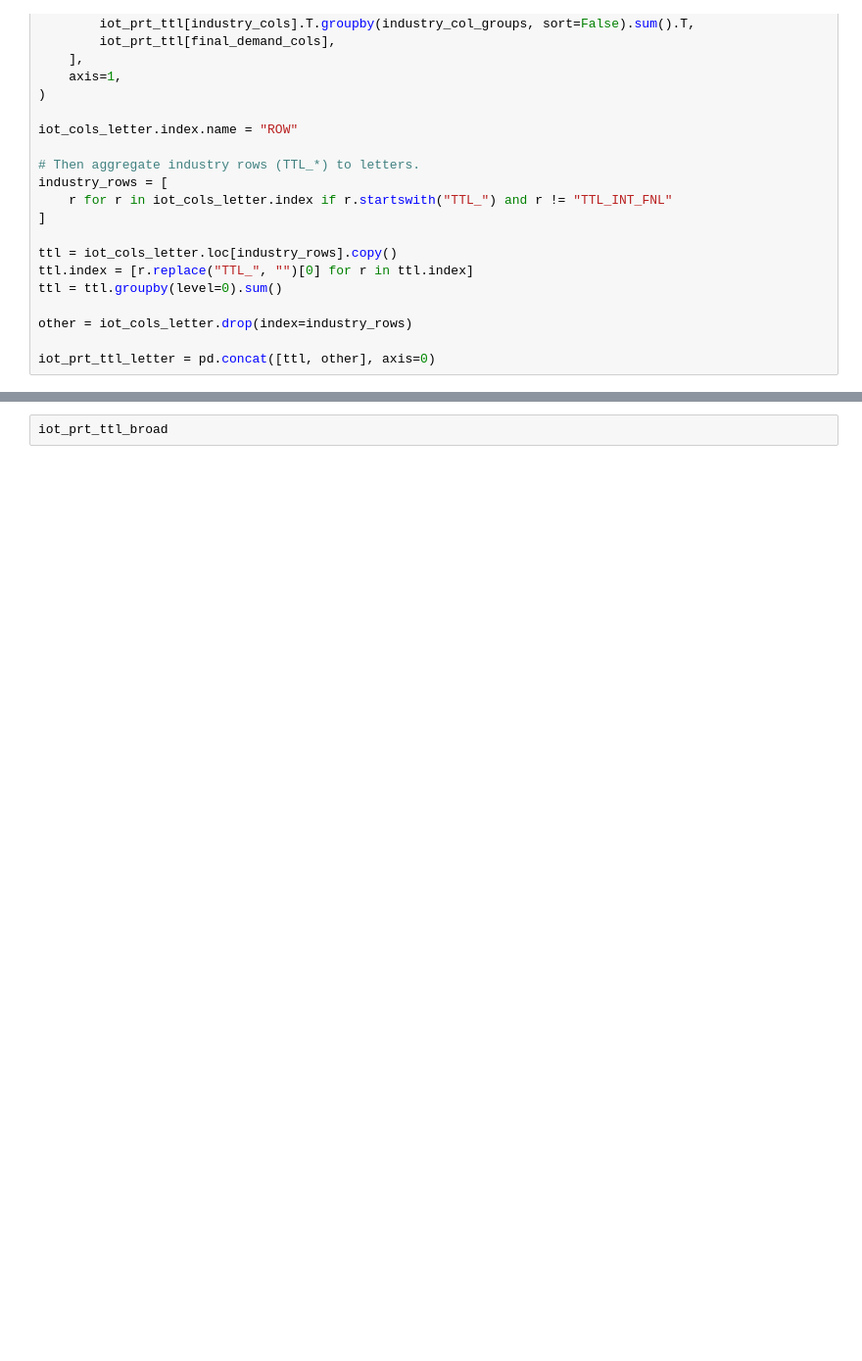
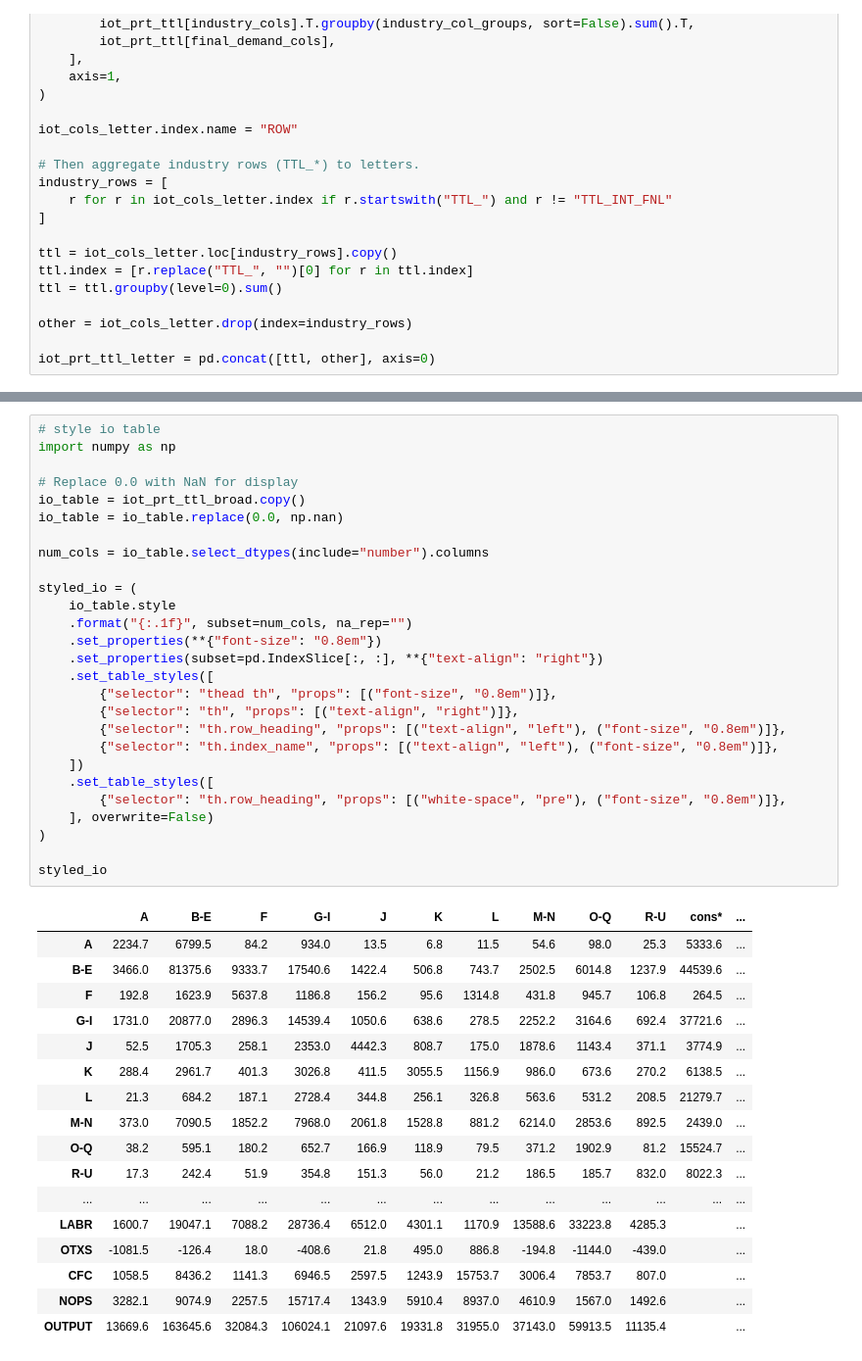
Before and after one commit to tgstavares/intro_macro, a Jupyter notebook: 02_National_accounts_PT.ipynb, the cells around one changed output, grey strips where cells are left out. Shown at 98% size. Cells and saved outputs as stored; diff of their text form; blank space fills up the shorter version.

```diff
--- a/02_National_accounts_PT.ipynb
+++ b/02_National_accounts_PT.ipynb
@@ -681,2 +782,45 @@ iot_prt_ttl_broad = iot_prt_ttl_broad.loc[row_order + other_row_order]
 # %%
-iot_prt_ttl_broad
+# style io table
+import numpy as np
+
+# Replace 0.0 with NaN for display
+io_table = iot_prt_ttl_broad.copy()
+io_table = io_table.replace(0.0, np.nan)
+
+num_cols = io_table.select_dtypes(include="number").columns
+
+styled_io = (
+    io_table.style
+    .format("{:.1f}", subset=num_cols, na_rep="")
+    .set_properties(**{"font-size": "0.8em"})
+    .set_properties(subset=pd.IndexSlice[:, :], **{"text-align": "right"})
+    .set_table_styles([
+        {"selector": "thead th", "props": [("font-size", "0.8em")]},
+        {"selector": "th", "props": [("text-align", "right")]},
+        {"selector": "th.row_heading", "props": [("text-align", "left"), ("font-size", "0.8em")]},
+        {"selector": "th.index_name", "props": [("text-align", "left"), ("font-size", "0.8em")]},
+    ])
+    .set_table_styles([
+        {"selector": "th.row_heading", "props": [("white-space", "pre"), ("font-size", "0.8em")]},
+    ], overwrite=False)
+)
+
+styled_io
+# %% [output]
+|  | A | B-E | F | G-I | J | K | L | M-N | O-Q | R-U | cons* | ... |
+| A | 2234.7 | 6799.5 | 84.2 | 934.0 | 13.5 | 6.8 | 11.5 | 54.6 | 98.0 | 25.3 | 5333.6 | ... |
+| B-E | 3466.0 | 81375.6 | 9333.7 | 17540.6 | 1422.4 | 506.8 | 743.7 | 2502.5 | 6014.8 | 1237.9 | 44539.6 | ... |
+| F | 192.8 | 1623.9 | 5637.8 | 1186.8 | 156.2 | 95.6 | 1314.8 | 431.8 | 945.7 | 106.8 | 264.5 | ... |
+| G-I | 1731.0 | 20877.0 | 2896.3 | 14539.4 | 1050.6 | 638.6 | 278.5 | 2252.2 | 3164.6 | 692.4 | 37721.6 | ... |
+| J | 52.5 | 1705.3 | 258.1 | 2353.0 | 4442.3 | 808.7 | 175.0 | 1878.6 | 1143.4 | 371.1 | 3774.9 | ... |
+| K | 288.4 | 2961.7 | 401.3 | 3026.8 | 411.5 | 3055.5 | 1156.9 | 986.0 | 673.6 | 270.2 | 6138.5 | ... |
+| L | 21.3 | 684.2 | 187.1 | 2728.4 | 344.8 | 256.1 | 326.8 | 563.6 | 531.2 | 208.5 | 21279.7 | ... |
+| M-N | 373.0 | 7090.5 | 1852.2 | 7968.0 | 2061.8 | 1528.8 | 881.2 | 6214.0 | 2853.6 | 892.5 | 2439.0 | ... |
+| O-Q | 38.2 | 595.1 | 180.2 | 652.7 | 166.9 | 118.9 | 79.5 | 371.2 | 1902.9 | 81.2 | 15524.7 | ... |
+| R-U | 17.3 | 242.4 | 51.9 | 354.8 | 151.3 | 56.0 | 21.2 | 186.5 | 185.7 | 832.0 | 8022.3 | ... |
+| ... | ... | ... | ... | ... | ... | ... | ... | ... | ... | ... | ... | ... |
+| LABR | 1600.7 | 19047.1 | 7088.2 | 28736.4 | 6512.0 | 4301.1 | 1170.9 | 13588.6 | 33223.8 | 4285.3 |  | ... |
+| OTXS | -1081.5 | -126.4 | 18.0 | -408.6 | 21.8 | 495.0 | 886.8 | -194.8 | -1144.0 | -439.0 |  | ... |
+| CFC | 1058.5 | 8436.2 | 1141.3 | 6946.5 | 2597.5 | 1243.9 | 15753.7 | 3006.4 | 7853.7 | 807.0 |  | ... |
+| NOPS | 3282.1 | 9074.9 | 2257.5 | 15717.4 | 1343.9 | 5910.4 | 8937.0 | 4610.9 | 1567.0 | 1492.6 |  | ... |
+| OUTPUT | 13669.6 | 163645.6 | 32084.3 | 106024.1 | 21097.6 | 19331.8 | 31955.0 | 37143.0 | 59913.5 | 11135.4 |  | ... |
```
Also changed, not shown: parts of 7 cells of this notebook, 8 other files.
